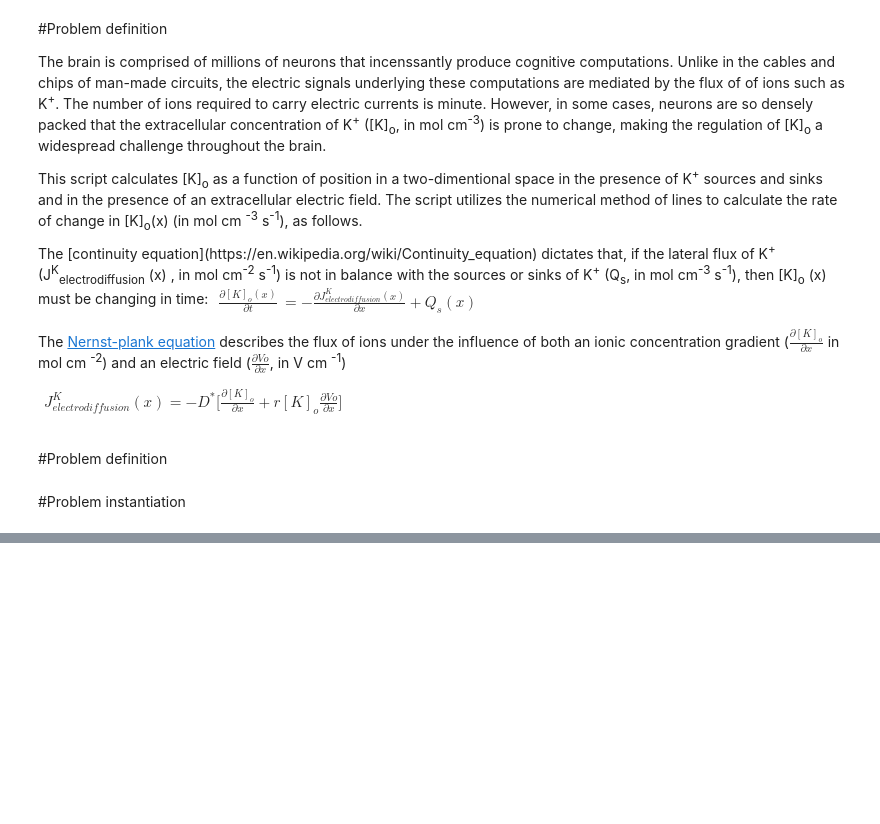
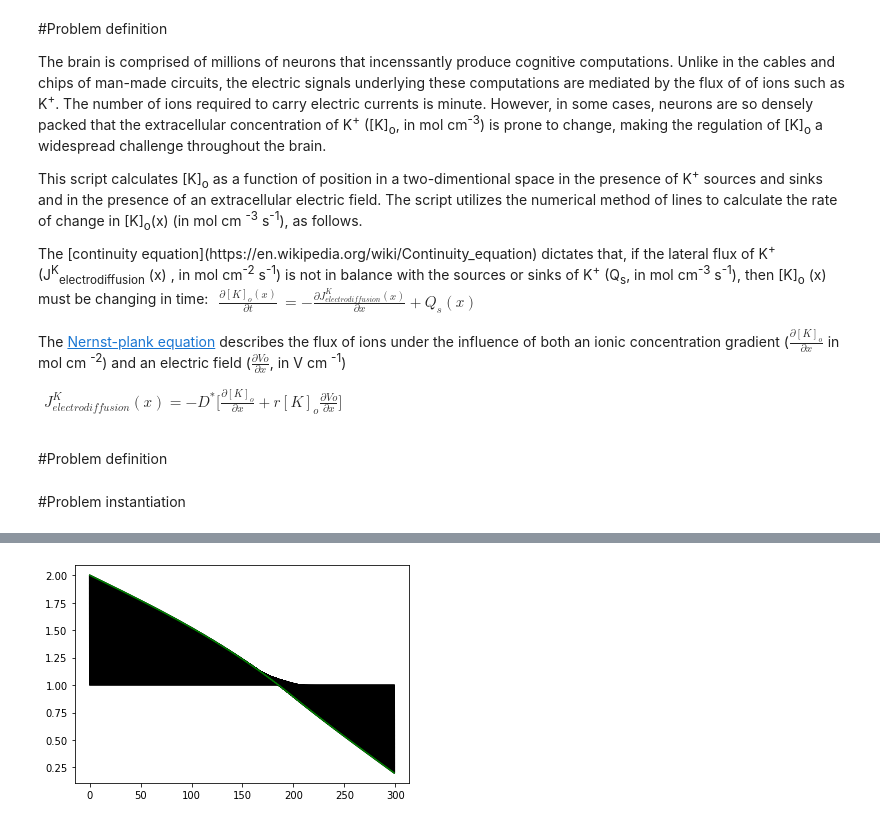
Before and after one commit to Megaptera666/Linearized-electrodiffusion, a Jupyter notebook: Linearized_electrodiffusion.ipynb, the cells around one changed output, grey strips where cells are left out. Drawn from its saved outputs; the diff is of its cells as text; code cells hidden in the pictures; blank space fills up the shorter version.

```diff
--- a/Linearized_electrodiffusion.ipynb
+++ b/Linearized_electrodiffusion.ipynb
@@ -42,9 +42,9 @@ delta_x = 0.1 #@param {type:"number"}
 x_steps = round(length_x / delta_x)
 
 #@markdown total time [ms]
-length_t = 200  #@param {type:"number"}
+tf = 200  #@param {type:"number"}
 #@markdown delta t [ms]
 delta_t = 1.  #@param {type:"number"}
-t_steps = round(length_t / delta_t)
+nout = round(tf / delta_t)
 # %%
 #@title Physical properties {display-mode: "form"}
@@ -101,0 +207,21 @@ sink_x[round(len(sink_x) - 10 / delta_x):] = -4.  # [mM ms-1]
+# %%
+from scipy.integrate import odeint
+from scipy.integrate import solve_ivp
+tout=np.linspace(0,nout,tf)
+# tout=np.linspace(t0,5,5)
+# tout=np.zeros(1)
+# tout=1
+# out=np.zeros((na*3+na*nr))
+
+ncall=0
+# out,infodict=odeint(pde4Sa,u0,tout,tfirst=True,full_output=True)
+out_=solve_ivp(simple_electrodif,(0,tf),Initial_ko_x,t_eval=tout,vectorized=False,method='BDF', rtol=1e-6,atol=1e-6)
+
+out=out_.y.T
+# %%
+result, Ax = plt.subplots()
+Ax.plot(out.T, color="k")
+Ax.plot(out.T[:, nout - 1], color="g")
+plt.show()
+# %% [output]
+[figure, added]
```
Also changed, not shown: parts of 4 cells of this notebook.
